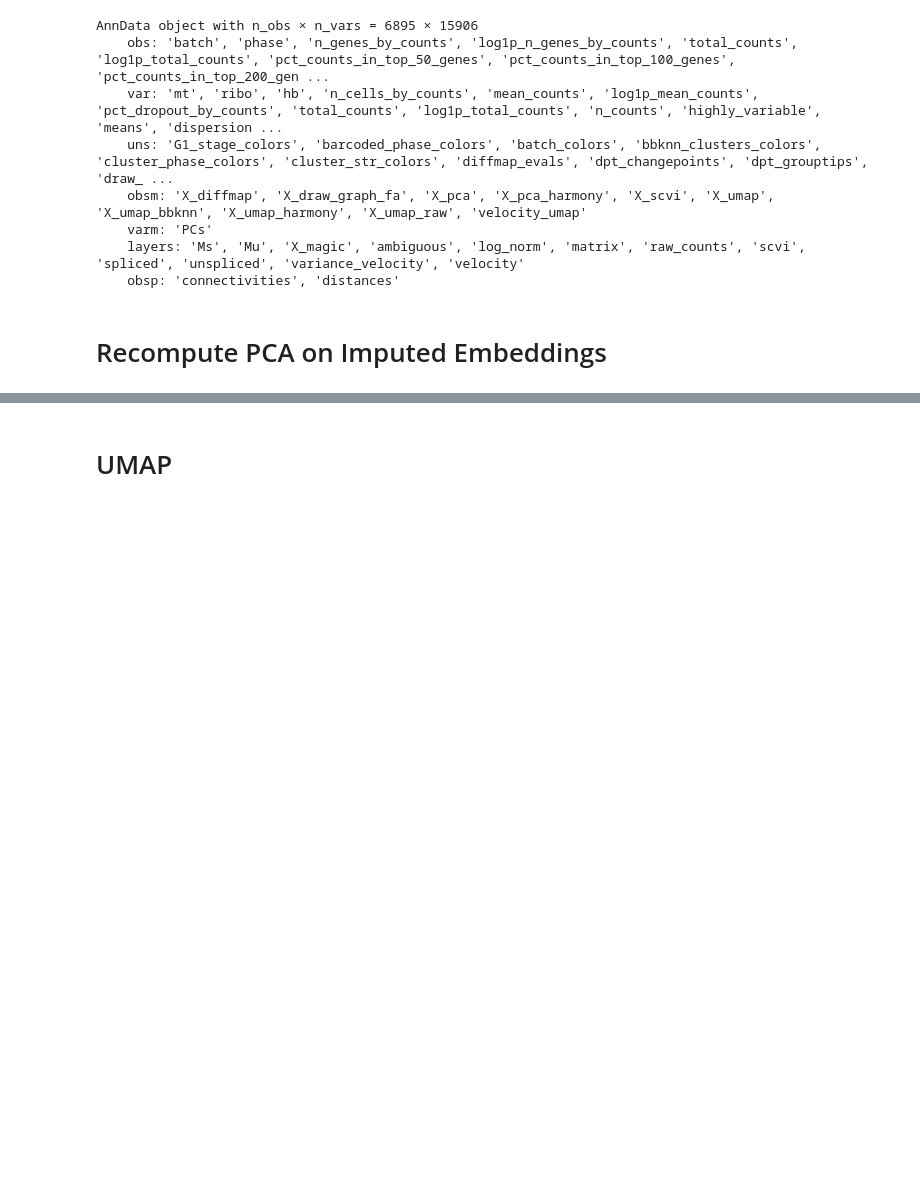
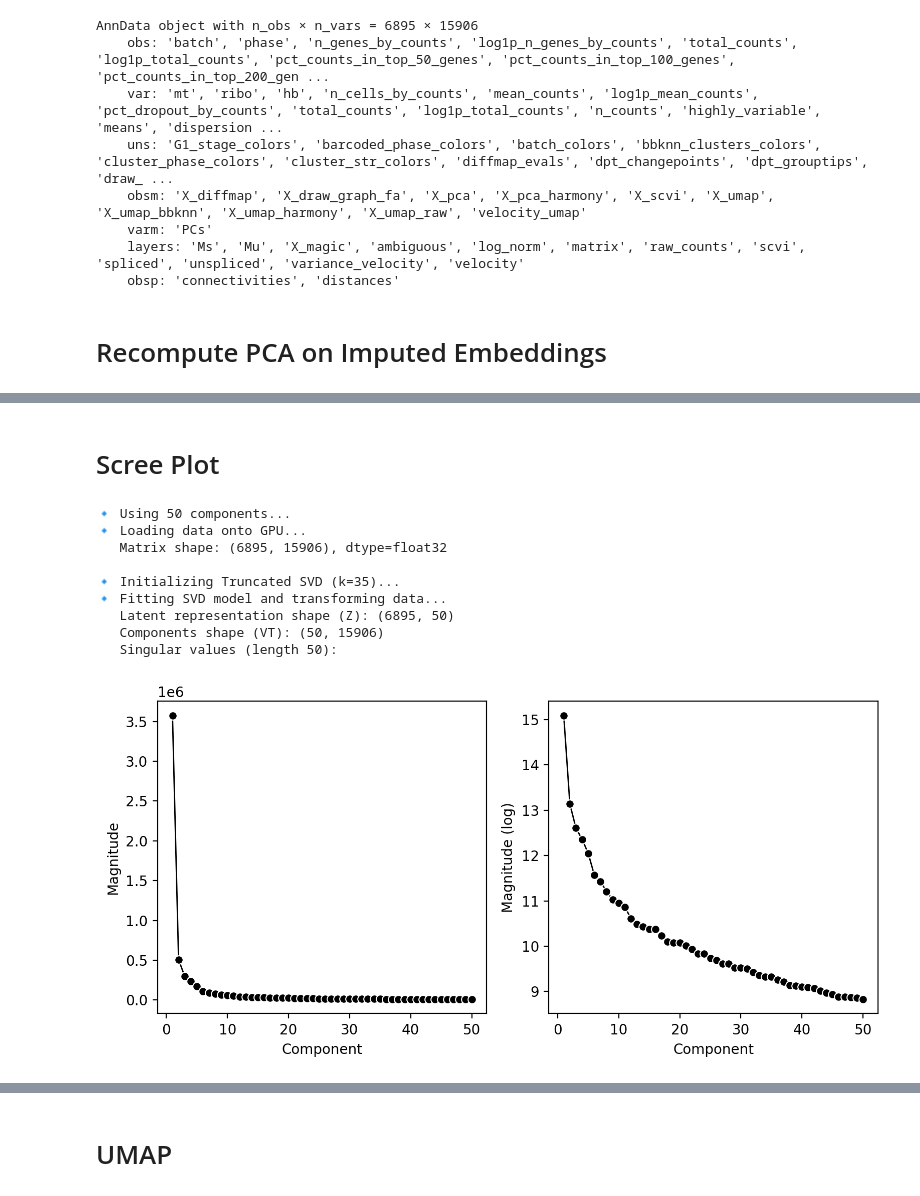
Before and after one commit to CooperStansbury/cell_cycle, a Jupyter notebook: notebooks/prepare_TrajectoryNet.ipynb, the cells around one changed output, grey strips where cells are left out. Drawn from its saved outputs; the diff is of its cells as text; code cells hidden in the pictures; blank space fills up the shorter version.

```diff
--- a/notebooks/prepare_TrajectoryNet.ipynb
+++ b/notebooks/prepare_TrajectoryNet.ipynb
@@ -61,0 +80,62 @@ Wall time: 882 ms
+# %% [markdown]
+# Scree Plot
+# %%
+%%time
+components = 50
+print(f"🔹 Using {components} components...")
+print("🔹 Loading data onto GPU...")
+X = cp.asarray(adata.layers['scvi'], dtype=cp.float32)
+print(f"   Matrix shape: {X.shape}, dtype={X.dtype}")
+
+print("\n🔹 Initializing Truncated SVD (k=35)...")
+svd = TruncatedSVD(
+    n_components=components,
+    n_iter=7,
+    random_state=0,
+)
+
+print("🔹 Fitting SVD model and transforming data...")
+Z = svd.fit_transform(X)
+print(f"   Latent representation shape (Z): {Z.shape}")
+
+VT = svd.components_
+print(f"   Components shape (VT): {VT.shape}")
+
+S = svd.singular_values_
+print(f"   Singular values (length {len(S)}):")
+
+# Ensure singular values are NumPy
+S_cpu = cp.asnumpy(S)
+
+df = pd.DataFrame({
+    "Component": range(1, len(S_cpu) + 1),
+    "SingularValue": S_cpu,
+    "SingularValue_log": np.log(S_cpu)
+})
+
+# Two-column subplot
+fig, axes = plt.subplots(1, 2, figsize=(8, 4), dpi=200, sharex=True)
+
+sns.lineplot(data=df, x="Component", y="SingularValue",
+             lw=1, marker="o", color="k", ax=axes[0])
+axes[0].set_xlabel("Component")
+axes[0].set_ylabel("Magnitude")
+
+sns.lineplot(data=df, x="Component", y="SingularValue_log",
+             lw=1, marker="o", color="k", ax=axes[1])
+axes[1].set_xlabel("Component")
+axes[1].set_ylabel("Magnitude (log)")
+
+plt.tight_layout()
+plt.show()
+# %% [output]
+🔹 Using 50 components...
+🔹 Loading data onto GPU...
+   Matrix shape: (6895, 15906), dtype=float32
+
+🔹 Initializing Truncated SVD (k=35)...
+🔹 Fitting SVD model and transforming data...
+   Latent representation shape (Z): (6895, 50)
+   Components shape (VT): (50, 15906)
+   Singular values (length 50):
+[figure, added]
```
Also changed, not shown: parts of 11 cells of this notebook, 9 other files.
